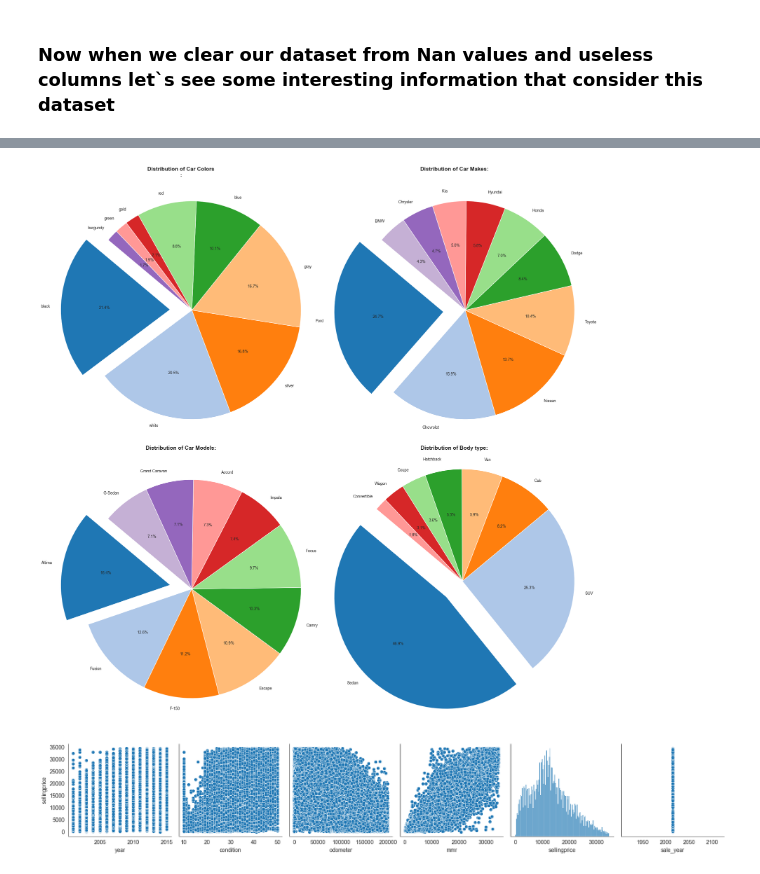
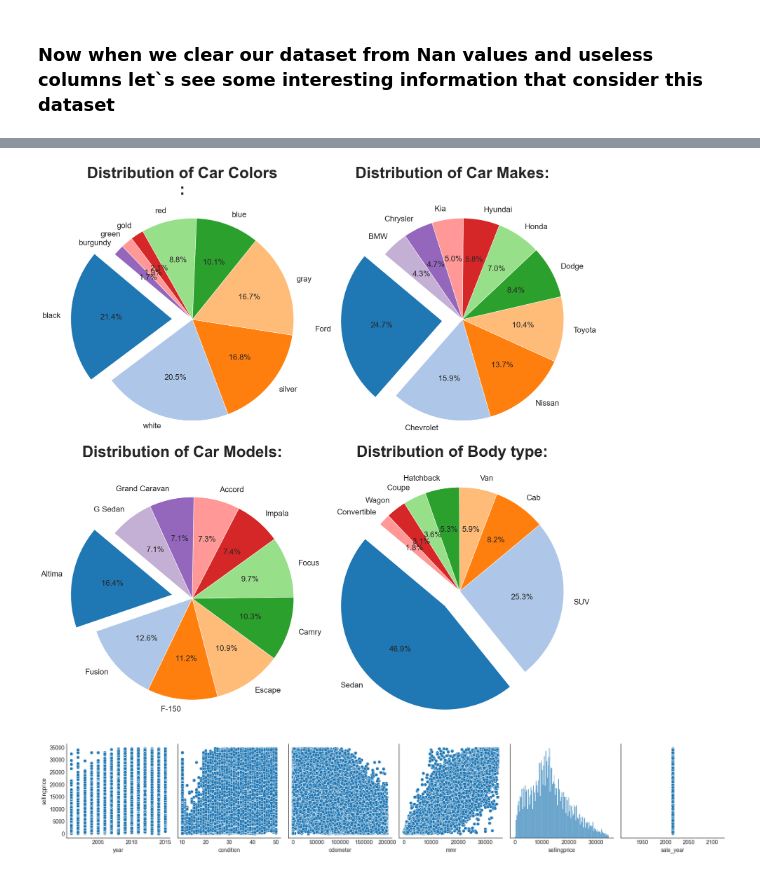
Before and after one commit to PavloKukurik/Car_prices_research, a Jupyter notebook: proj_test.ipynb, the cells around one changed output, grey strips where cells are left out. Cells and saved outputs as stored; diff of their text form; code cells hidden in the pictures.

```diff
--- a/proj_test.ipynb
+++ b/proj_test.ipynb
@@ -33,6 +33,8 @@ import pandas as pd
 import seaborn as sns
 import statsmodels.api as sm
 import matplotlib.pyplot as plt
+
+plt.style.use('seaborn-whitegrid')
 # %%
 df = pd.read_csv('car_prices.csv')
 df.head(1000)
@@ -285,7 +271,5 @@ for color in df['color']:
         colors.append(color)
 
 df['color']=colors
-
-df['color']=colors
 df['color']=df['color'].replace('—',np.nan)
-df['color'].unique().tolist()
+# df['color'].unique().tolist()
@@ -443,33 +420,34 @@ plot_distribution(clean_data, ['year', 'odometer', 'condition', 'mmr', 'sellingp
 # %%
 # Let`s see the moat popular color, model and brand
 def plot_pie_chart(column, title, limit=10, ax=None):
     """
     The function plots a pie chart diagram
     :param column: name of column in dataset to plot
     :param title: title of plot
     :param limit: limit of chart
     :param ax: matplotlib axes to plot on
     :return: plot
     """
     counts = clean_data[column].value_counts().head(limit)
     colours = plt.cm.tab20.colors[:len(counts)]
     explode = (0.2, 0, 0, 0, 0, 0, 0, 0, 0, 0)[:limit]
 
-    ax.pie(counts, labels=counts.index, autopct='%1.1f%%', startangle=140, colors=colours, explode=explode, wedgeprops=dict(width=1))
-    ax.set_title(title, fontsize=14, fontweight='bold')
+    ax.pie(counts, labels=counts.index, autopct='%1.1f%%', startangle=140, colors=colours,
+           explode=explode, wedgeprops=dict(width=1), textprops={'fontsize': 20})
+    ax.set_title(title, fontsize=40, fontweight='bold')
     ax.axis('equal')
 
 fig, axs = plt.subplots(2, 2, figsize=(20, 20))
 
 plot_pie_chart('color', 'Distribution of Car Colors\n:', limit=9, ax=axs[0, 0])
 plot_pie_chart('make', 'Distribution of Car Makes:\n', ax=axs[0, 1])
 plot_pie_chart('model', 'Distribution of Car Models:\n', ax=axs[1, 0])
 plot_pie_chart('body', 'Distribution of Body type:\n', limit=8, ax=axs[1, 1])
 
 plt.tight_layout()
 plt.show()
 # %% [output]
-[figure, old version]
+[figure, new version]
 # %%
 sns.pairplot(data=clean_data, y_vars='sellingprice', height=3, kind='scatter')
 plt.show()
```
Also changed, not shown: parts of 11 cells of this notebook, 1 other file.
